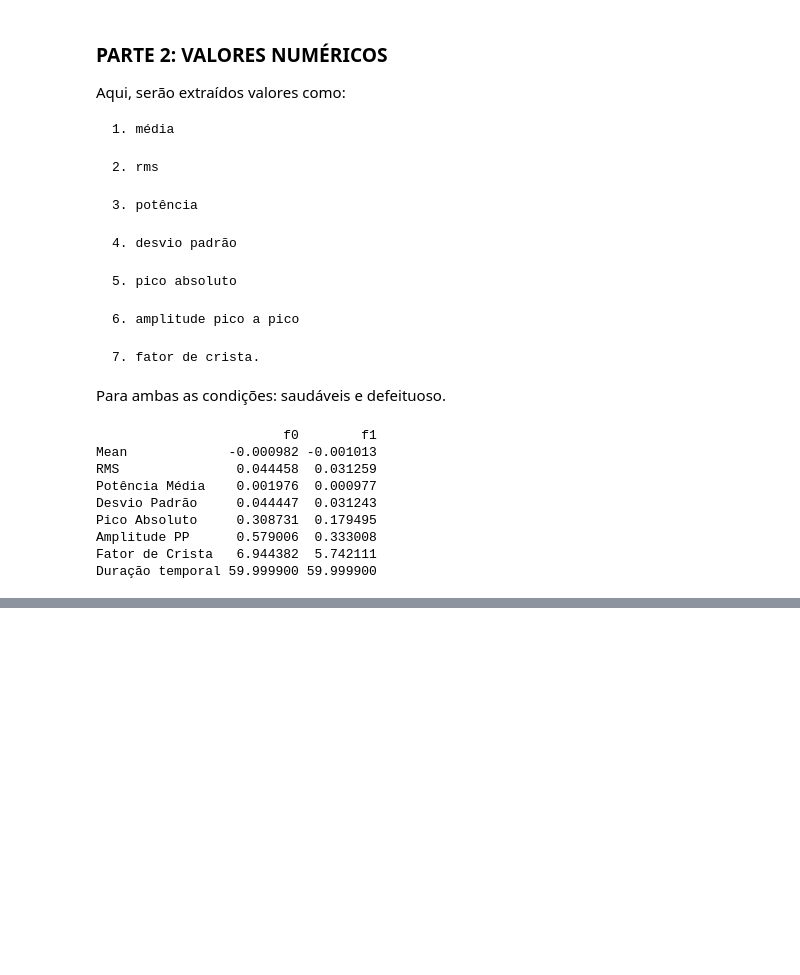
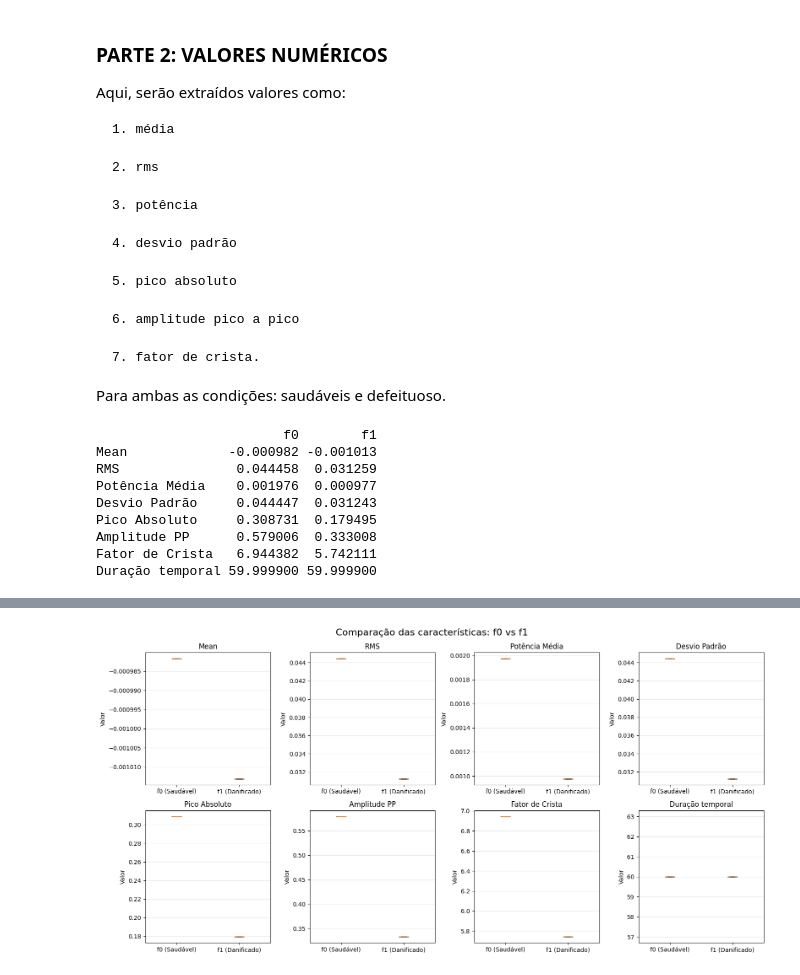
Before and after one commit to SillyGo/projeto-sinais, a Jupyter notebook: src/primeira_entrega/analise_no_dominio_de_tempo.ipynb, the cells around one changed output, grey strips where cells are left out. Drawn from its saved outputs; the diff is of its cells as text; code cells hidden in the pictures; blank space fills up the shorter version.

```diff
--- a/src/primeira_entrega/analise_no_dominio_de_tempo.ipynb
+++ b/src/primeira_entrega/analise_no_dominio_de_tempo.ipynb
@@ -267,0 +297,29 @@ Duração temporal 59.999900 59.999900
+# %%
+import matplotlib.pyplot as plt
+
+caracteristicas = df.index
+
+fig, axes = plt.subplots(2, 4, figsize=(16, 8))
+axes = axes.flatten()
+
+for ax, caracteristica in zip(axes, caracteristicas):
+
+    dados = [
+        [df.loc[caracteristica, "f0"]],
+        [df.loc[caracteristica, "f1"]]
+    ]
+
+    ax.boxplot(
+        dados,
+        tick_labels=["f0 (Saudável)", "f1 (Danificado)"]
+    )
+
+    ax.set_title(caracteristica)
+    ax.set_ylabel("Valor")
+    ax.grid(axis="y", alpha=0.3)
+
+plt.suptitle("Comparação das características: f0 vs f1", fontsize=16)
+plt.tight_layout()
+plt.show()
+# %% [output]
+[figure, added]
```
Also changed, not shown: parts of 1 cell of this notebook.
